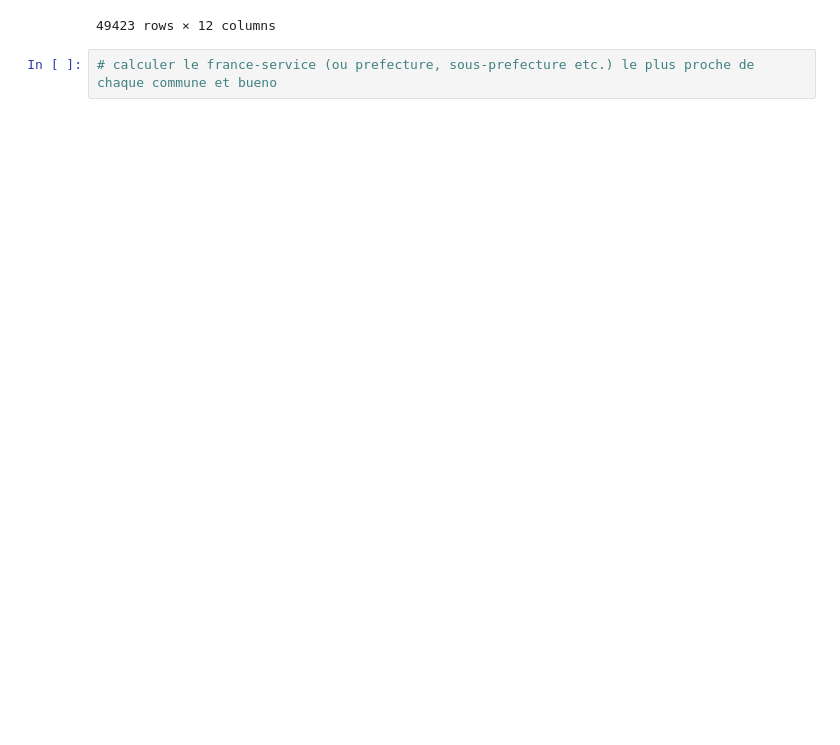
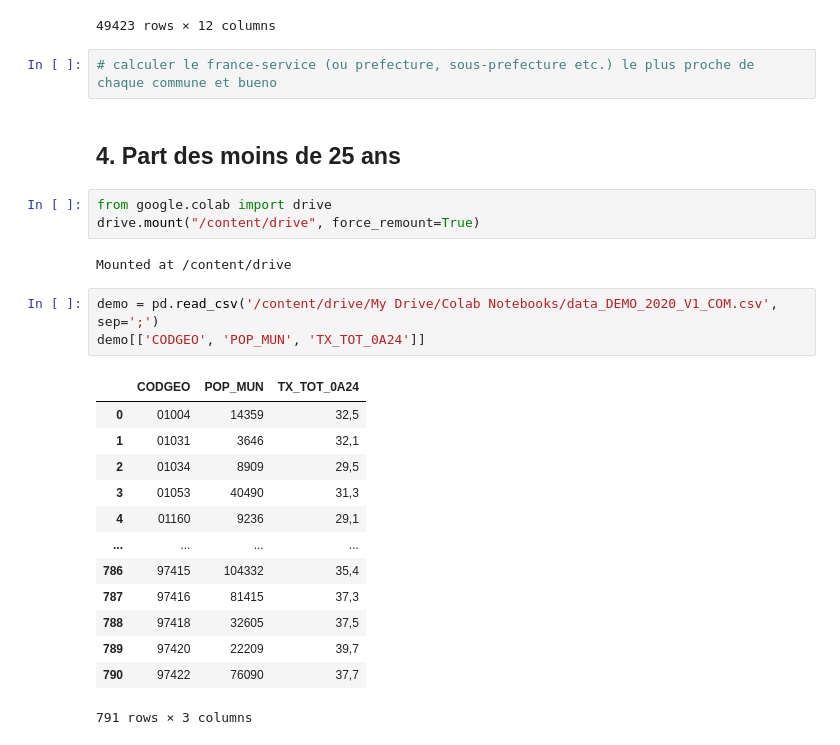
Before and after one commit to dataforgoodfr/batch8_mednum, a Jupyter notebook: notebooks/acces_information.ipynb, the cells around one changed output. Drawn from its saved outputs; the diff is of its cells as text; blank space fills up the shorter version.

```diff
--- a/notebooks/acces_information.ipynb
+++ b/notebooks/acces_information.ipynb
@@ -299,3 +295,27 @@ commune
 49423 rows × 12 columns
 # %%
 # calculer le france-service (ou prefecture, sous-prefecture etc.) le plus proche de chaque commune et bueno
+# %% [markdown]
+## 4. Part des moins de 25 ans
+# %%
+from google.colab import drive
+drive.mount("/content/drive", force_remount=True)
+# %% [output]
+Mounted at /content/drive
+# %%
+demo = pd.read_csv('/content/drive/My Drive/Colab Notebooks/data_DEMO_2020_V1_COM.csv', sep=';')
+demo[['CODGEO', 'POP_MUN', 'TX_TOT_0A24']]
+# %% [output]
+|  | CODGEO | POP_MUN | TX_TOT_0A24 |
+| 0 | 01004 | 14359 | 32,5 |
+| 1 | 01031 | 3646 | 32,1 |
+| 2 | 01034 | 8909 | 29,5 |
+| 3 | 01053 | 40490 | 31,3 |
+| 4 | 01160 | 9236 | 29,1 |
+| ... | ... | ... | ... |
+| 786 | 97415 | 104332 | 35,4 |
+| 787 | 97416 | 81415 | 37,3 |
+| 788 | 97418 | 32605 | 37,5 |
+| 789 | 97420 | 22209 | 39,7 |
+| 790 | 97422 | 76090 | 37,7 |
+791 rows × 3 columns
```
Also changed, not shown: parts of 4 cells of this notebook.
